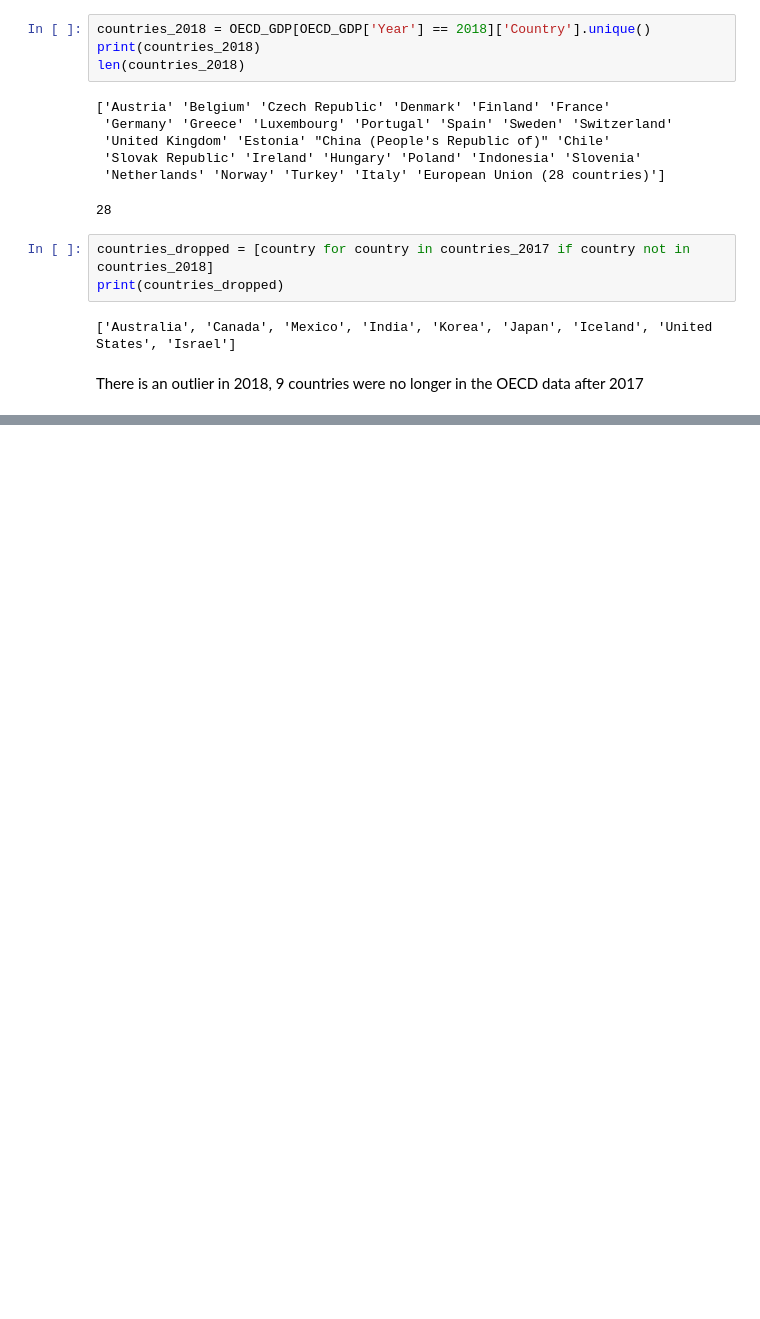
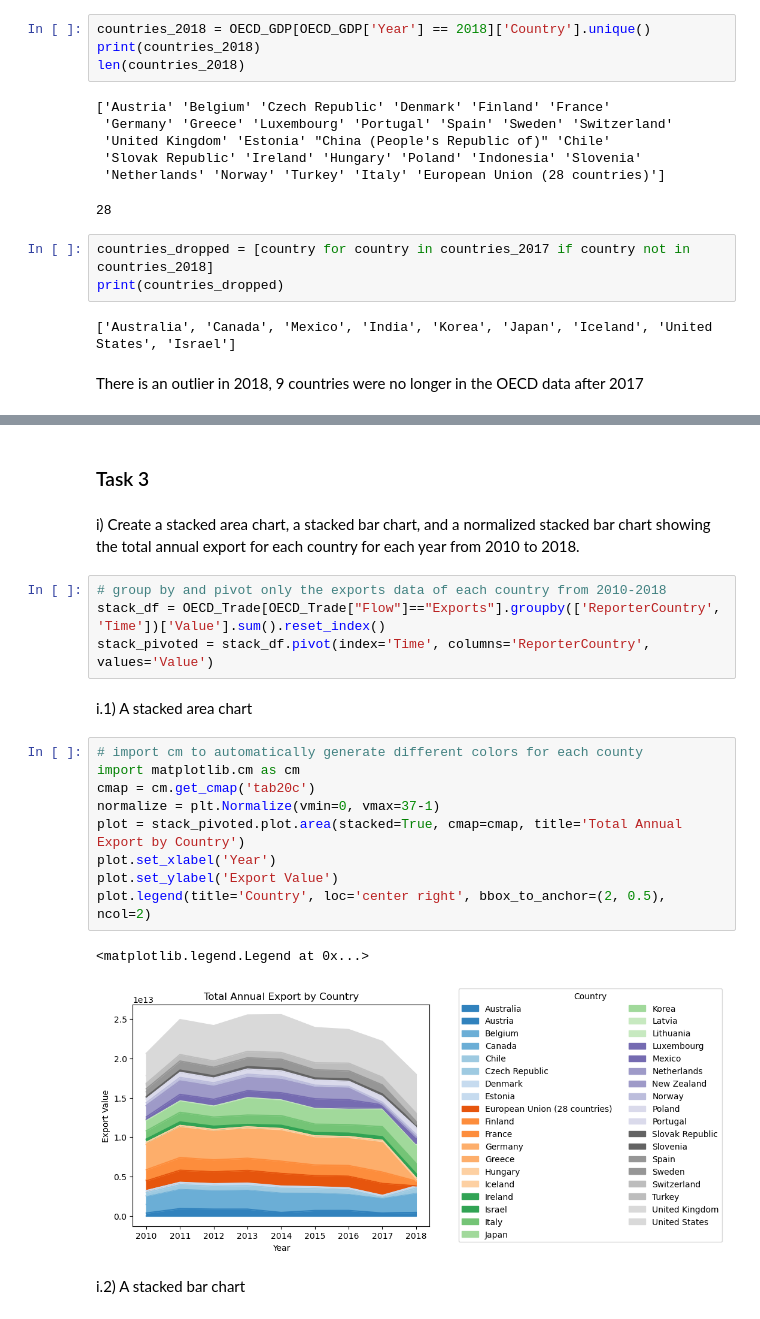
Before and after one commit to sni13/rsm312-businessAnalytics, a Jupyter notebook: Assignment 3/A3 Code.ipynb, the cells around one changed output, grey strips where cells are left out. Saved outputs shown, nothing was run; the diff lists cells and outputs as text; blank space fills up the shorter version.

```diff
--- a/Assignment 3/A3 Code.ipynb
+++ b/Assignment 3/A3 Code.ipynb
@@ -260,0 +302,25 @@ sns.pairplot(scatter_info[['Exports','Imports', 'Net Exports', 'GDP']], diag_kin
+# %% [markdown]
+### Task 3
+# %% [markdown]
+i) Create a stacked area chart, a stacked bar chart, and a normalized stacked bar chart
+showing the total annual export for each country for each year from 2010 to 2018.
+# %%
+# group by and pivot only the exports data of each country from 2010-2018
+stack_df = OECD_Trade[OECD_Trade["Flow"]=="Exports"].groupby(['ReporterCountry', 'Time'])['Value'].sum().reset_index()
+stack_pivoted = stack_df.pivot(index='Time', columns='ReporterCountry', values='Value')
+# %% [markdown]
+i.1) A stacked area chart
+# %%
+# import cm to automatically generate different colors for each county
+import matplotlib.cm as cm
+cmap = cm.get_cmap('tab20c')
+normalize = plt.Normalize(vmin=0, vmax=37-1)
+plot = stack_pivoted.plot.area(stacked=True, cmap=cmap, title='Total Annual Export by Country')
+plot.set_xlabel('Year')
+plot.set_ylabel('Export Value')
+plot.legend(title='Country', loc='center right', bbox_to_anchor=(2, 0.5), ncol=2)
+# %% [output]
+<matplotlib.legend.Legend at 0x...>
+[figure, added]
+# %% [markdown]
+i.2) A stacked bar chart
```
Also changed, not shown: parts of 32 cells of this notebook.
